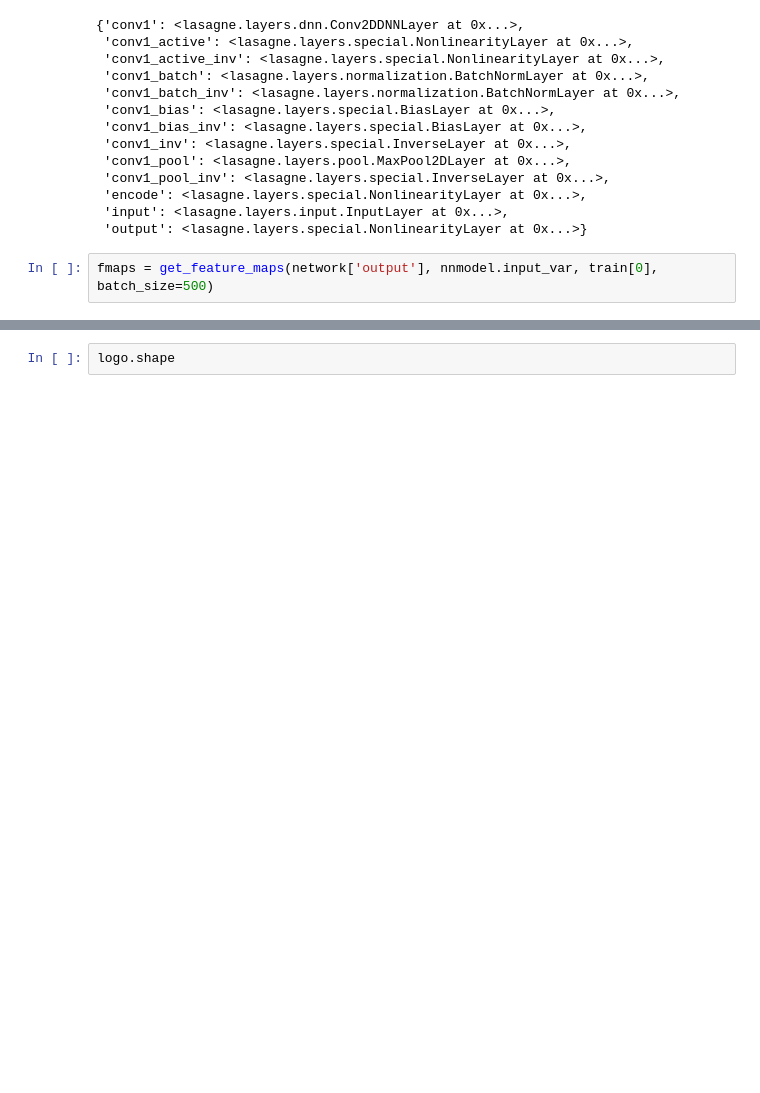
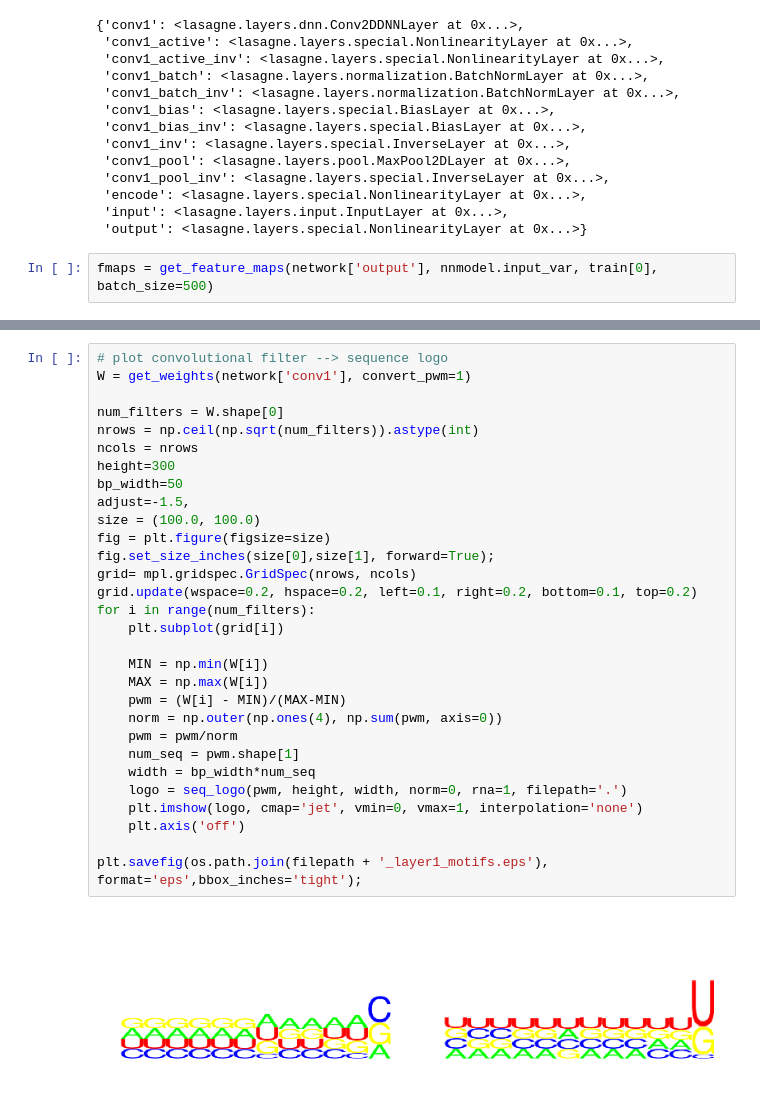
Before and after one commit to p-koo/theanomics, a Jupyter notebook: notebook/genome_conv_autoencoder.ipynb, the cells around one changed output, grey strips where cells are left out. Cells and saved outputs as stored; diff of their text form; blank space fills up the shorter version.

```diff
--- a/notebook/genome_conv_autoencoder.ipynb
+++ b/notebook/genome_conv_autoencoder.ipynb
@@ -536,2 +543,32 @@ plt.savefig(os.path.join(filepath + '_test.eps'), format='eps',bbox_inches='tigh
-# %%
-logo.shape
+# %%
+# plot convolutional filter --> sequence logo
+W = get_weights(network['conv1'], convert_pwm=1)
+
+num_filters = W.shape[0]
+nrows = np.ceil(np.sqrt(num_filters)).astype(int)
+ncols = nrows
+height=300
+bp_width=50
+adjust=-1.5,
+size = (100.0, 100.0)
+fig = plt.figure(figsize=size)
+fig.set_size_inches(size[0],size[1], forward=True);
+grid= mpl.gridspec.GridSpec(nrows, ncols)
+grid.update(wspace=0.2, hspace=0.2, left=0.1, right=0.2, bottom=0.1, top=0.2)
+for i in range(num_filters):
+    plt.subplot(grid[i])
+
+    MIN = np.min(W[i])
+    MAX = np.max(W[i])
+    pwm = (W[i] - MIN)/(MAX-MIN)
+    norm = np.outer(np.ones(4), np.sum(pwm, axis=0))
+    pwm = pwm/norm
+    num_seq = pwm.shape[1]
+    width = bp_width*num_seq
+    logo = seq_logo(pwm, height, width, norm=0, rna=1, filepath='.')
+    plt.imshow(logo, cmap='jet', vmin=0, vmax=1, interpolation='none')
+    plt.axis('off')
+
+plt.savefig(os.path.join(filepath + '_layer1_motifs.eps'), format='eps',bbox_inches='tight');
+# %% [output]
+[figure, added]
```
Also changed, not shown: parts of 4 cells of this notebook, 19 other files.
